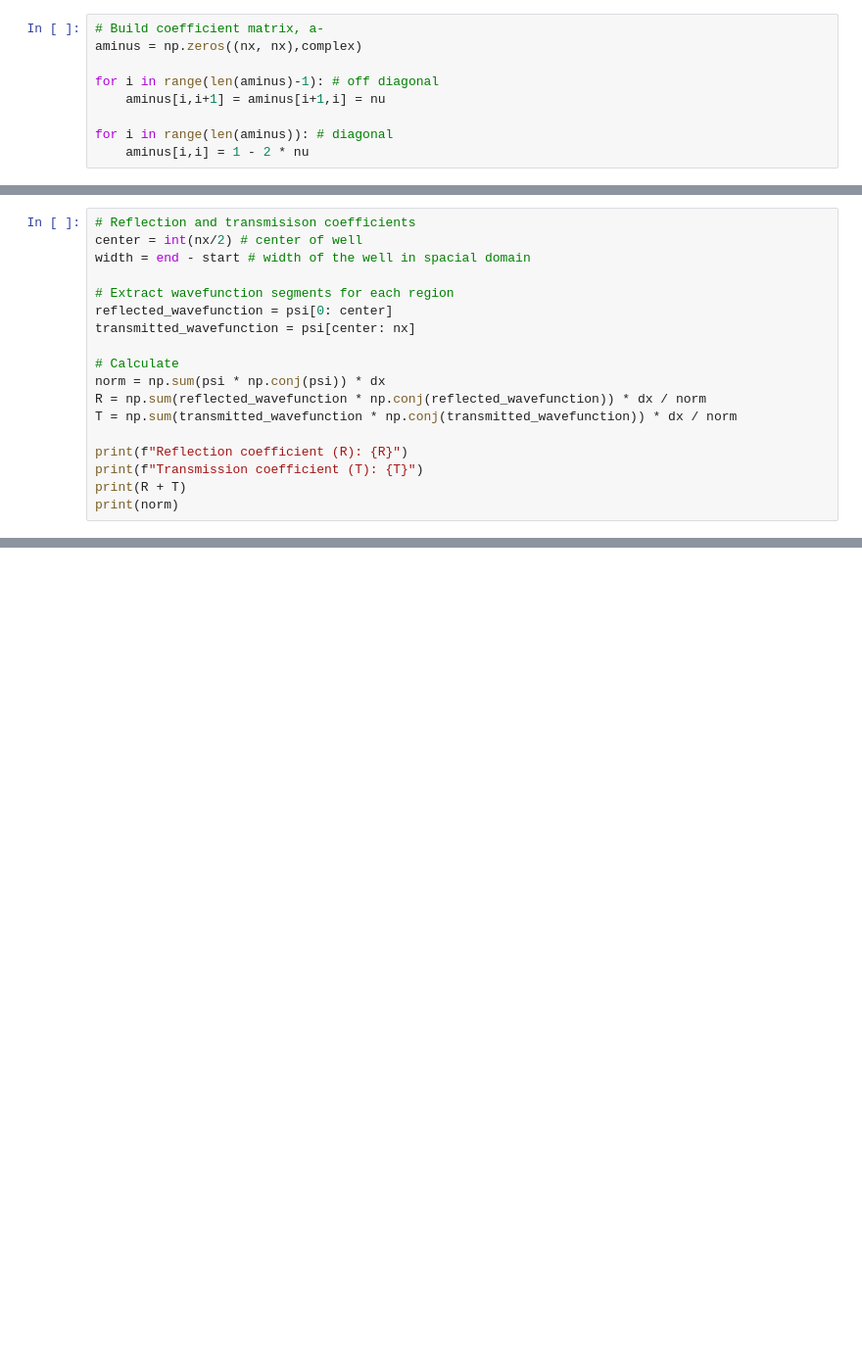
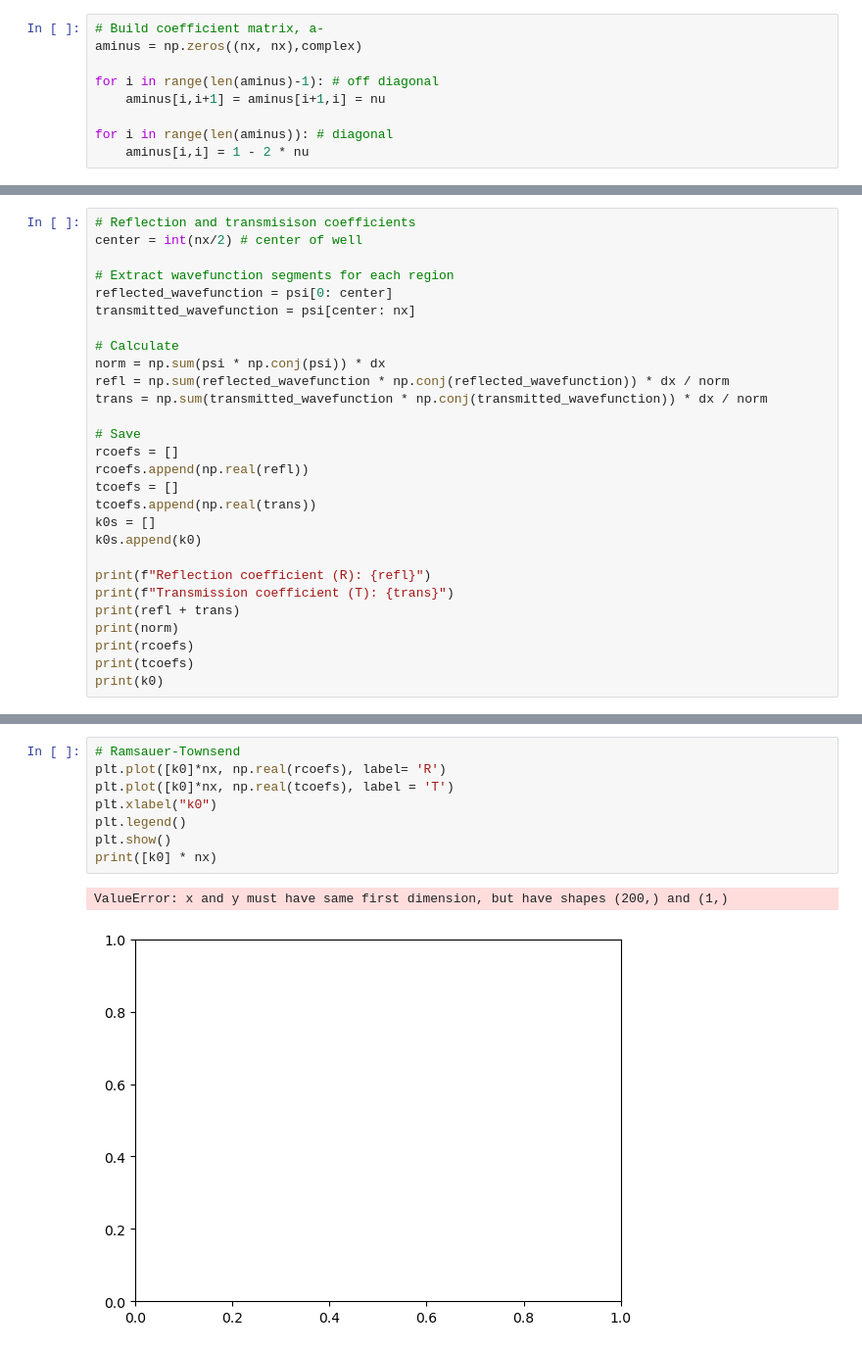
Before and after one commit to mirhex-toldex/charge-exchange, a Jupyter notebook: Crank_Nicholson.ipynb, the cells around one changed output, grey strips where cells are left out. Shown at 98% size. Drawn from its saved outputs; the diff is of its cells as text; blank space fills up the shorter version.

```diff
--- a/Crank_Nicholson.ipynb
+++ b/Crank_Nicholson.ipynb
@@ -118,7 +129,6 @@ plt.show()
 # %%
 # Reflection and transmisison coefficients
 center = int(nx/2) # center of well
-width = end - start # width of the well in spacial domain
 
 # Extract wavefunction segments for each region
 reflected_wavefunction = psi[0: center]
@@ -126,11 +136,22 @@ transmitted_wavefunction = psi[center: nx]
 
 # Calculate
 norm = np.sum(psi * np.conj(psi)) * dx
-R = np.sum(reflected_wavefunction * np.conj(reflected_wavefunction)) * dx / norm
-T = np.sum(transmitted_wavefunction * np.conj(transmitted_wavefunction)) * dx / norm
+refl = np.sum(reflected_wavefunction * np.conj(reflected_wavefunction)) * dx / norm
+trans = np.sum(transmitted_wavefunction * np.conj(transmitted_wavefunction)) * dx / norm
 
-print(f"Reflection coefficient (R): {R}")
-print(f"Transmission coefficient (T): {T}")
-print(R + T)
+# Save
+rcoefs = []
+rcoefs.append(np.real(refl))
+tcoefs = []
+tcoefs.append(np.real(trans))
+k0s = []
+k0s.append(k0)
+
+print(f"Reflection coefficient (R): {refl}")
+print(f"Transmission coefficient (T): {trans}")
+print(refl + trans)
 print(norm)
+print(rcoefs)
+print(tcoefs)
+print(k0)
 # %% [output]
@@ -141,3 +183,14 @@ Transmission coefficient (T): (0.15608630029212425+0j)
+# %%
+# Ramsauer-Townsend
+plt.plot([k0]*nx, np.real(rcoefs), label= 'R')
+plt.plot([k0]*nx, np.real(tcoefs), label = 'T')
+plt.xlabel("k0")
+plt.legend()
+plt.show()
+print([k0] * nx)
+# %% [output]
+ValueError: x and y must have same first dimension, but have shapes (200,) and (1,)
+[figure, added]
 # %%
 f = np.exp(-1j * dt * V) * psi0
 # plt.plot(x, V)
```
Also changed, not shown: parts of 9 cells of this notebook.
